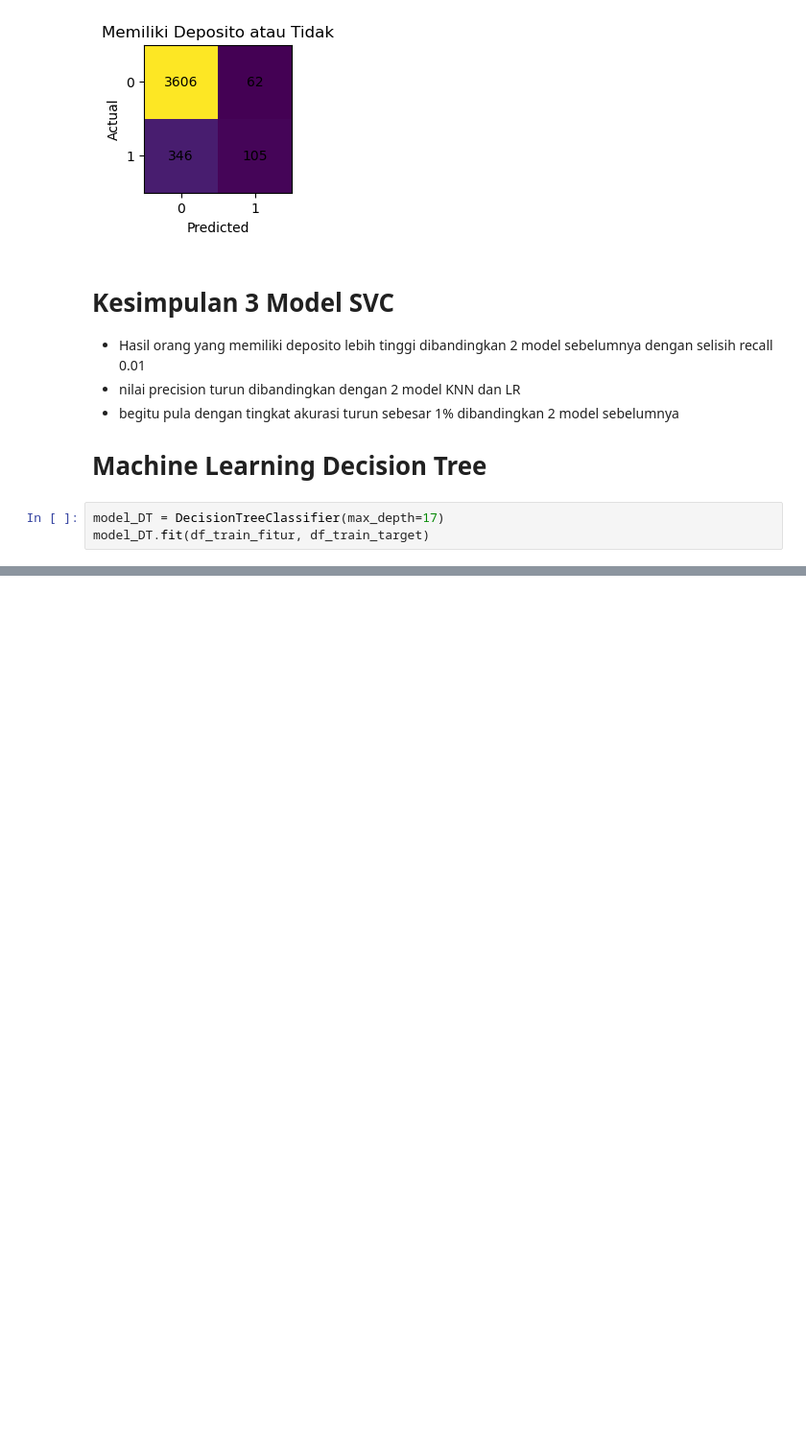
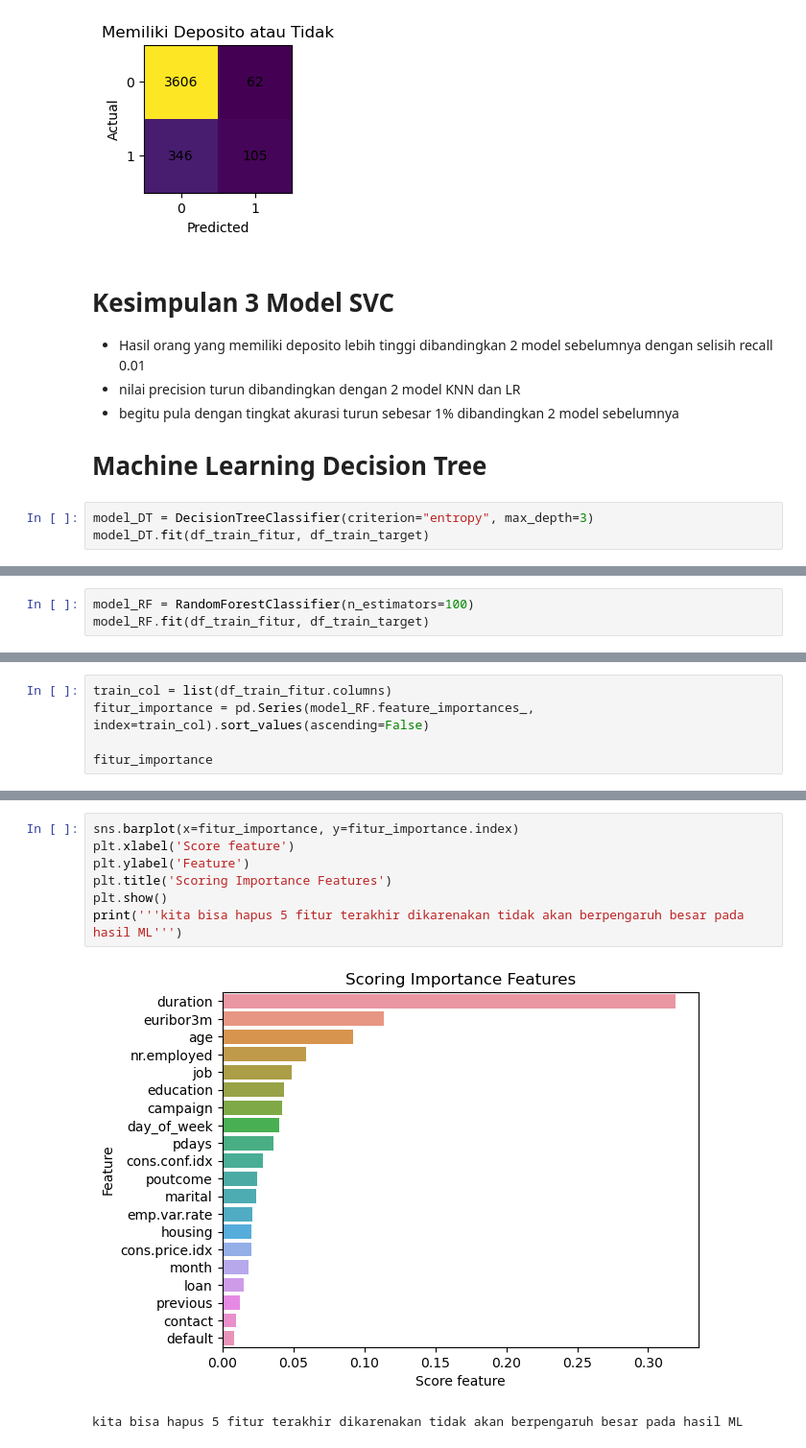
Before and after one commit to Ajhie1987/Python_Train, a Jupyter notebook: Fajri3.ipynb, the cells around one changed output, grey strips where cells are left out. Shown at 96% size. Cells and saved outputs as stored; diff of their text form; blank space fills up the shorter version.

```diff
--- a/Fajri3.ipynb
+++ b/Fajri3.ipynb
@@ -293,6 +297,6 @@ visualCM(df_test_target, y_predSVC, 2, "Memiliki Deposito atau Tidak")
 
 # Machine Learning Decision Tree
 # %%
-model_DT = DecisionTreeClassifier(max_depth=17)
+model_DT = DecisionTreeClassifier(criterion="entropy", max_depth=3)
 model_DT.fit(df_train_fitur, df_train_target)
 # %% [output]
@@ -330,0 +339,3 @@ InvocationException: GraphViz's executables not found
+# %%
+model_RF = RandomForestClassifier(n_estimators=100)
+model_RF.fit(df_train_fitur, df_train_target)
@@ -330,0 +369,5 @@ InvocationException: GraphViz's executables not found
+# %%
+train_col = list(df_train_fitur.columns)
+fitur_importance = pd.Series(model_RF.feature_importances_, index=train_col).sort_values(ascending=False)
+
+fitur_importance
@@ -330,0 +392,10 @@ InvocationException: GraphViz's executables not found
+# %%
+sns.barplot(x=fitur_importance, y=fitur_importance.index)
+plt.xlabel('Score feature')
+plt.ylabel('Feature')
+plt.title('Scoring Importance Features')
+plt.show()
+print('''kita bisa hapus 5 fitur terakhir dikarenakan tidak akan berpengaruh besar pada hasil ML''')
+# %% [output]
+[figure, added]
+kita bisa hapus 5 fitur terakhir dikarenakan tidak akan berpengaruh besar pada hasil ML
```
Also changed, not shown: parts of 15 cells of this notebook, 2 other files.
